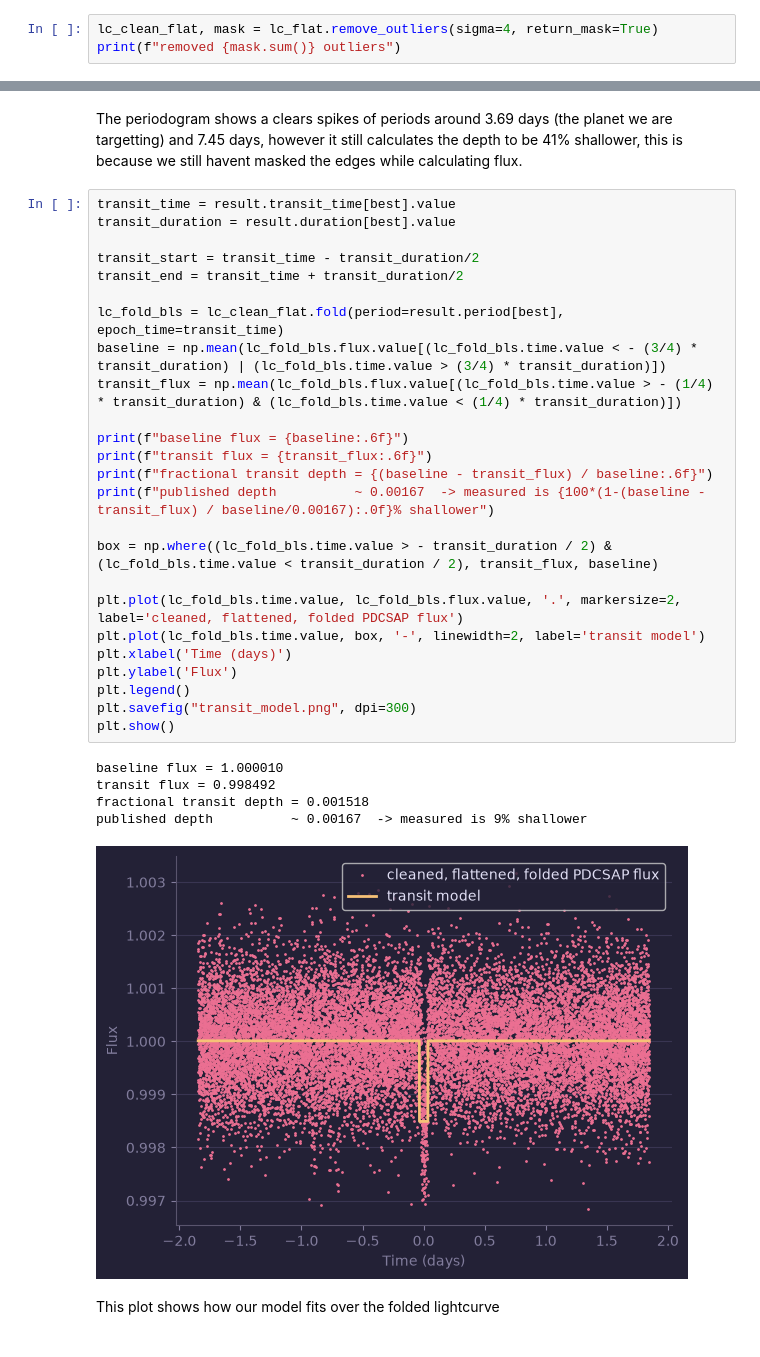
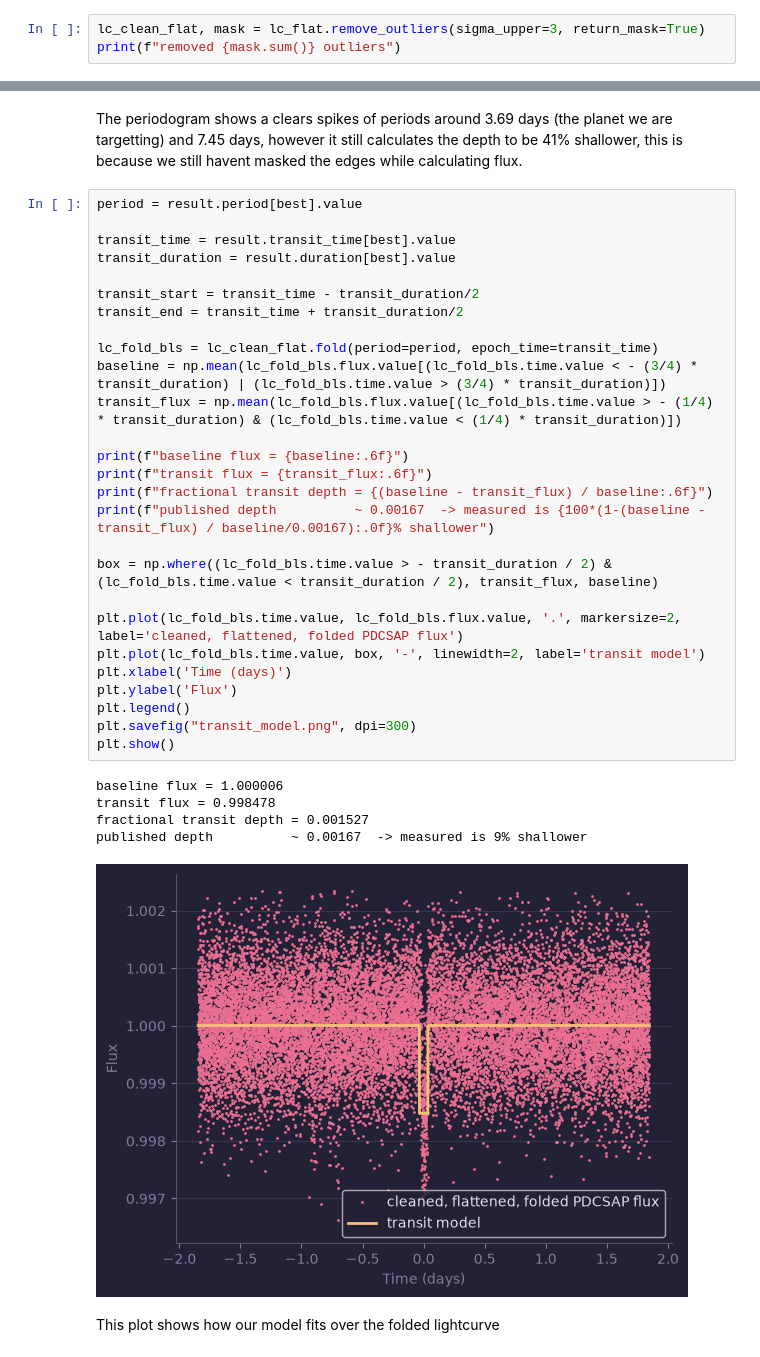
Before and after one commit to DalKachori/TESS_LC_ANALYSIS, a Jupyter notebook: l98-59_transit_analysis.ipynb, the cells around one changed output, grey strips where cells are left out. Cells and saved outputs as stored; diff of their text form.

```diff
--- a/l98-59_transit_analysis.ipynb
+++ b/l98-59_transit_analysis.ipynb
@@ -163,4 +165,4 @@ Sigma = 4 removes only a handful of points, consistent with the reasoning in sec
 # %%
-lc_clean_flat, mask = lc_flat.remove_outliers(sigma=4, return_mask=True)
+lc_clean_flat, mask = lc_flat.remove_outliers(sigma_upper=3, return_mask=True)
 print(f"removed {mask.sum()} outliers")
 # %% [output]
@@ -309,35 +311,37 @@ Depth is 41% shallower than published value of 0.00167
 The periodogram shows a clears spikes of periods around 3.69 days (the planet we are targetting) and 7.45 days, however it still calculates the depth to be 41% shallower,
 this is because we still havent masked the edges while calculating flux.
 # %%
+period = result.period[best].value
+
 transit_time = result.transit_time[best].value
 transit_duration = result.duration[best].value
 
 transit_start = transit_time - transit_duration/2
 transit_end = transit_time + transit_duration/2
 
-lc_fold_bls = lc_clean_flat.fold(period=result.period[best], epoch_time=transit_time)
+lc_fold_bls = lc_clean_flat.fold(period=period, epoch_time=transit_time)
 baseline = np.mean(lc_fold_bls.flux.value[(lc_fold_bls.time.value < - (3/4) * transit_duration) | (lc_fold_bls.time.value > (3/4) * transit_duration)])
 transit_flux = np.mean(lc_fold_bls.flux.value[(lc_fold_bls.time.value > - (1/4) * transit_duration) & (lc_fold_bls.time.value < (1/4) * transit_duration)])
 
 print(f"baseline flux = {baseline:.6f}")
 print(f"transit flux = {transit_flux:.6f}")
 print(f"fractional transit depth = {(baseline - transit_flux) / baseline:.6f}")
 print(f"published depth          ~ 0.00167  -> measured is {100*(1-(baseline - transit_flux) / baseline/0.00167):.0f}% shallower")
 
 box = np.where((lc_fold_bls.time.value > - transit_duration / 2) & (lc_fold_bls.time.value < transit_duration / 2), transit_flux, baseline)
 
 plt.plot(lc_fold_bls.time.value, lc_fold_bls.flux.value, '.', markersize=2, label='cleaned, flattened, folded PDCSAP flux')
 plt.plot(lc_fold_bls.time.value, box, '-', linewidth=2, label='transit model')
 plt.xlabel('Time (days)')
 plt.ylabel('Flux')
 plt.legend()
 plt.savefig("transit_model.png", dpi=300)
 plt.show()
 # %% [output]
-baseline flux = 1.000010
-transit flux = 0.998492
-fractional transit depth = 0.001518
+baseline flux = 1.000006
+transit flux = 0.998478
+fractional transit depth = 0.001527
 published depth          ~ 0.00167  -> measured is 9% shallower
-[figure, old version]
+[figure, new version]
 # %% [markdown]
 This plot shows how our model fits over the folded lightcurve
```
Also changed, not shown: parts of 16 cells of this notebook, 3 other files.
